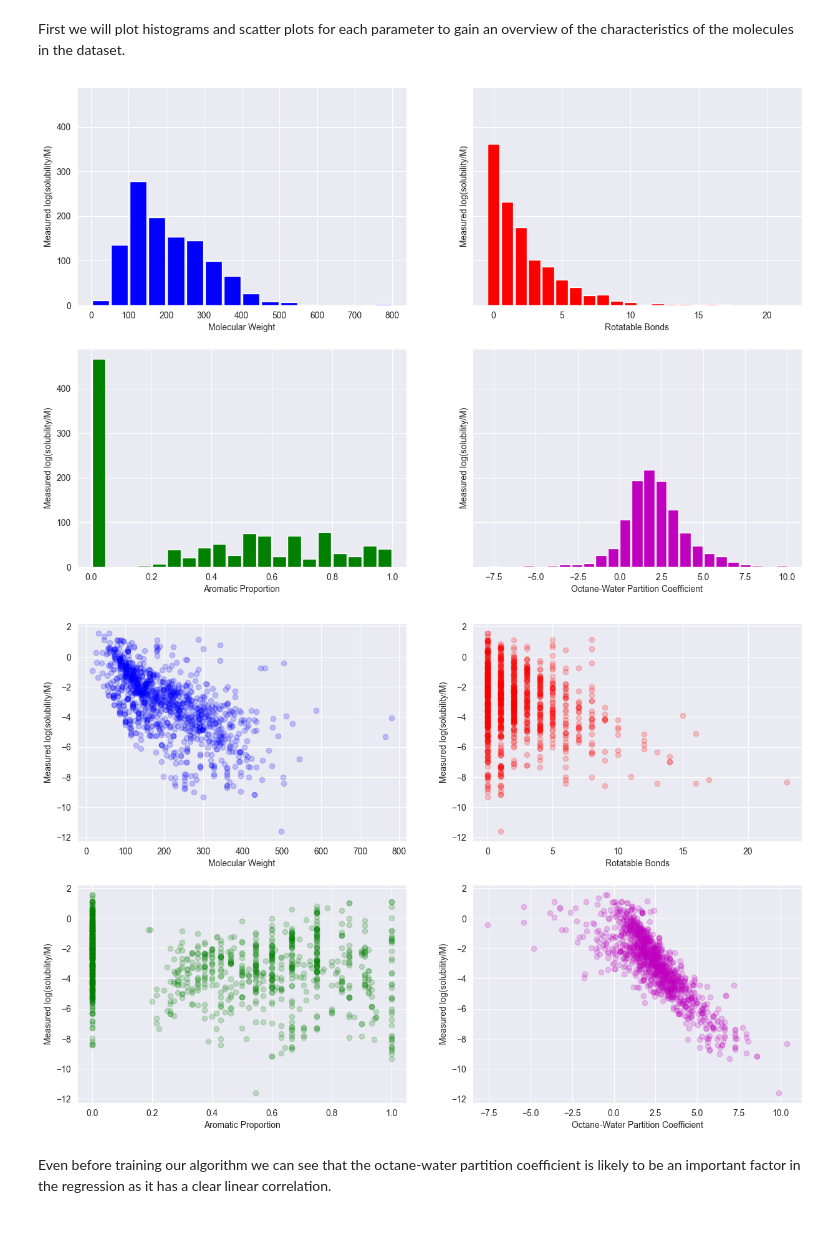
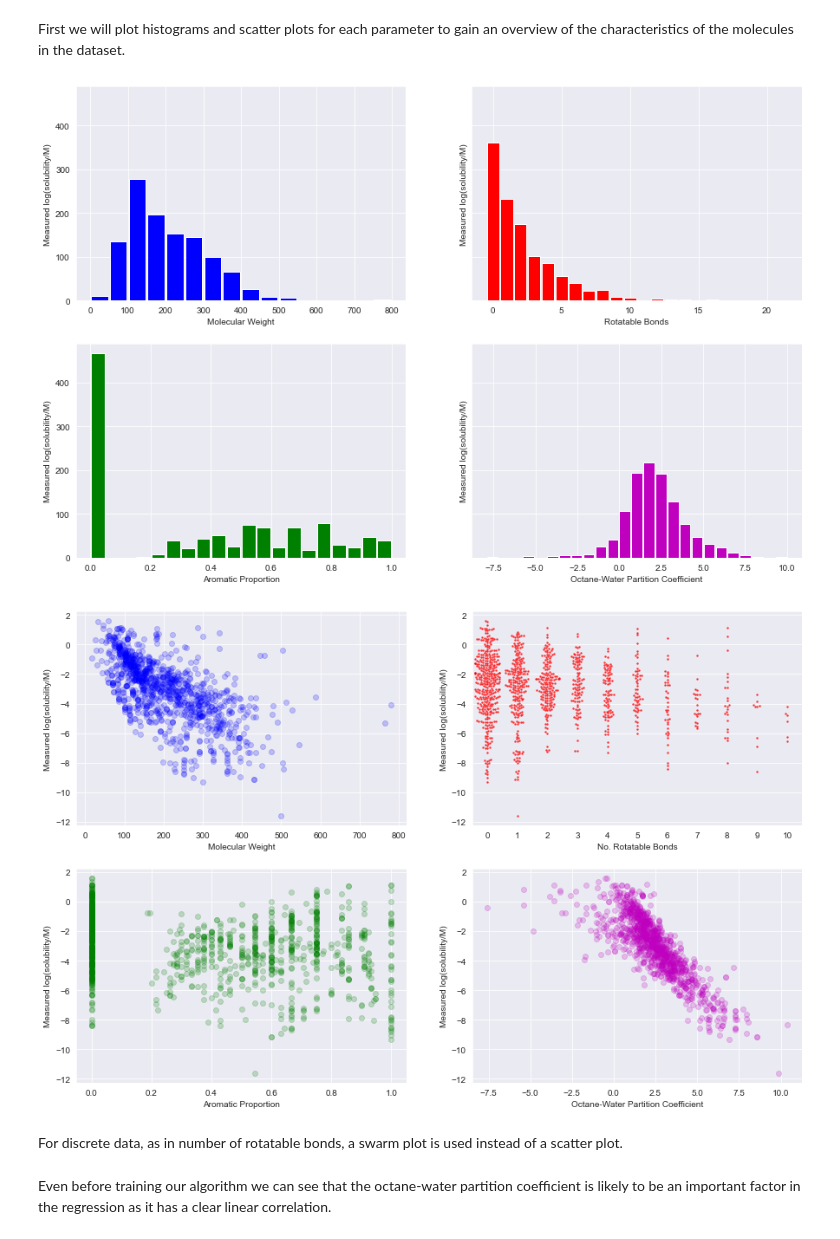
Before and after one commit to erwallace/Predicting-Aqueous-Solubilities, a Jupyter notebook: esol_linear_regression.ipynb, the cells around one changed output. Cells and saved outputs as stored; diff of their text form; code cells hidden in the pictures.

```diff
--- a/esol_linear_regression.ipynb
+++ b/esol_linear_regression.ipynb
@@ -57,7 +60,12 @@ The data used in Delany's regression can be found in his paper's [supporting inf
 # %%
 # !python -m wget https://raw.githubusercontent.com/deepchem/deepchem/master/datasets/delaney-processed.csv
 # %%
-df = pd.read_csv('delaney-processed.csv', usecols=['Compound ID', 'smiles', 'ESOL predicted log solubility in mols per litre', 'measured log solubility in mols per litre'])
+df = pd.read_csv('delaney-processed.csv',
+                 usecols=['Compound ID',
+                          'smiles',
+                          'ESOL predicted log solubility in mols per litre',
+                          'measured log solubility in mols per litre'])
+
 df = df.rename(columns={'Compound ID':'Name',
                         'ESOL predicted log solubility in mols per litre':'ESOL Predicted log(solubility/M)',
                         'measured log solubility in mols per litre':'Measured log(solubility/M)'})
@@ -131,12 +150,12 @@ First we will plot histograms and scatter plots for each parameter to gain an ov
 fig, ax = plt.subplots(nrows=2, ncols=2, figsize=(15,10), sharey=True)
 
 ax1 = ax[0,0]
-ax1.hist(df['MW'], bins=[i for i in range(0,850,50)], rwidth=0.9, color='b')
+ax1.hist(df['MW'], bins=list(range(0,850,50)), rwidth=0.9, color='b')
 ax1.set_xlabel('Molecular Weight')
 ax1.set_ylabel('Measured log(solubility/M)')
 
 ax2 = ax[0,1]
-ax2.hist(df['RB'], bins=[i for i in range(23)], align='left', rwidth=0.9, color='r')
+ax2.hist(df['RB'], bins=list(range(23)), align='left', rwidth=0.9, color='r')
 ax2.set_xlabel('Rotatable Bonds')
 ax2.set_ylabel('Measured log(solubility/M)')
 
@@ -152,34 +171,37 @@ ax4.set_ylabel('Measured log(solubility/M)')
 
 plt.show()
 # %% [output]
-[figure, old version]
+[figure, new version]
 # %%
 # scatter plot for each variable and the log solubility
 fig, ax = plt.subplots(nrows=2, ncols=2, figsize=(15,10))
 
 ax1 = ax[0,0]
 ax1.scatter(df['MW'], df['Measured log(solubility/M)'], c='b', alpha=0.2)
 ax1.set_xlabel('Molecular Weight')
 ax1.set_ylabel('Measured log(solubility/M)')
 
 ax2 = ax[0,1]
-ax2.scatter(df['RB'], df['Measured log(solubility/M)'], c='r', alpha=0.2)
-ax2.set_xlabel('Rotatable Bonds')
+sns.swarmplot(data=df[df.RB<11], x='RB', y='Measured log(solubility/M)', ax=ax[0,1], c='r', s=2.4, alpha=0.8)
+# values above 10 not shown as there are less than 5 molecules for each of these values
+ax2.set_xlabel('No. Rotatable Bonds')
 ax2.set_ylabel('Measured log(solubility/M)')
 
 ax3 = ax[1,0]
 ax3.scatter(df['AP'], df['Measured log(solubility/M)'], c='g', alpha=0.2)
 ax3.set_xlabel('Aromatic Proportion')
 ax3.set_ylabel('Measured log(solubility/M)')
 
 ax4 = ax[1,1]
 ax4.scatter(df['cLogP'], df['Measured log(solubility/M)'], c='m', alpha=0.2)
 ax4.set_xlabel('Octane-Water Partition Coefficient')
 ax4.set_ylabel('Measured log(solubility/M)')
 
 plt.show()
 # %% [output]
-[figure, old version]
+[figure, new version]
+# %% [markdown]
+For discrete data, as in number of rotatable bonds, a swarm plot is used instead of a scatter plot.
 # %% [markdown]
 Even before training our algorithm we can see that the octane-water partition coefficient is likely to be an important factor in the regression as it has a clear linear correlation.
 # %% [markdown]
```
Also changed, not shown: parts of 31 cells of this notebook.
